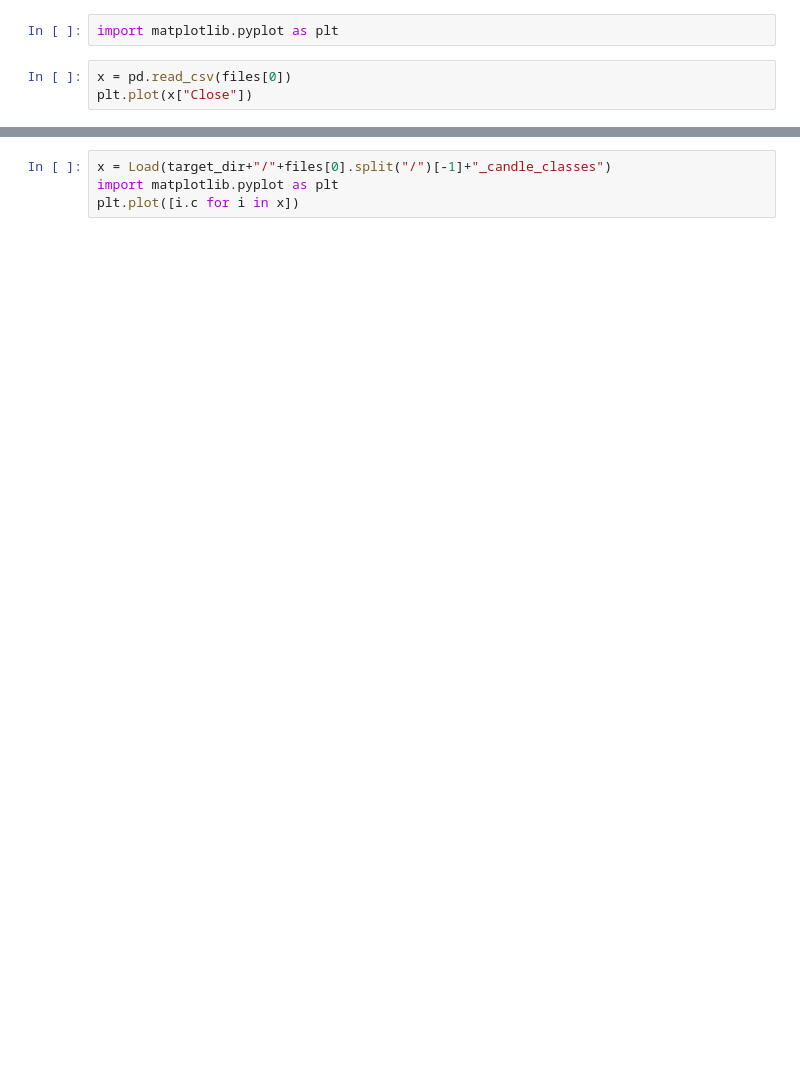
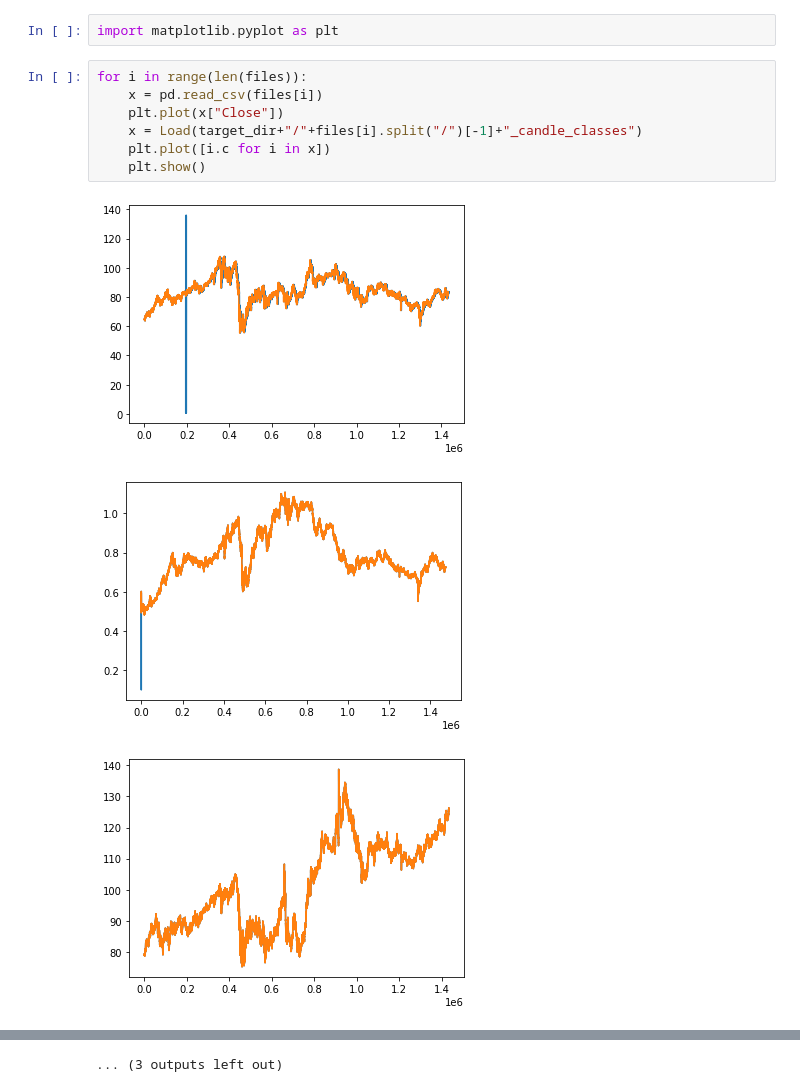
Before and after one commit to dercodeKoenig/ipda_vs_dqn_m5, a Jupyter notebook: prep_candle_class.ipynb, the cells around one changed output, grey strips where cells are left out. Saved outputs shown, nothing was run; the diff lists cells and outputs as text; blank space fills up the shorter version.

```diff
--- a/prep_candle_class.ipynb
+++ b/prep_candle_class.ipynb
@@ -197,5 +91,13 @@ candle high error
 # %%
 import matplotlib.pyplot as plt
 # %%
-x = pd.read_csv(files[0])
-plt.plot(x["Close"])
+for i in range(len(files)):
+    x = pd.read_csv(files[i])
+    plt.plot(x["Close"])
+    x = Load(target_dir+"/"+files[i].split("/")[-1]+"_candle_classes")
+    plt.plot([i.c for i in x])
+    plt.show()
+# %% [output]
+[figure, added]
+[figure, added]
+[figure, added]
@@ -202,4 +113 @@ plt.plot(x["Close"])
+... (3 outputs left out)
-# %%
-x = Load(target_dir+"/"+files[0].split("/")[-1]+"_candle_classes")
-import matplotlib.pyplot as plt
-plt.plot([i.c for i in x])
```
Also changed, not shown: parts of 2 cells of this notebook, 12 other files.
